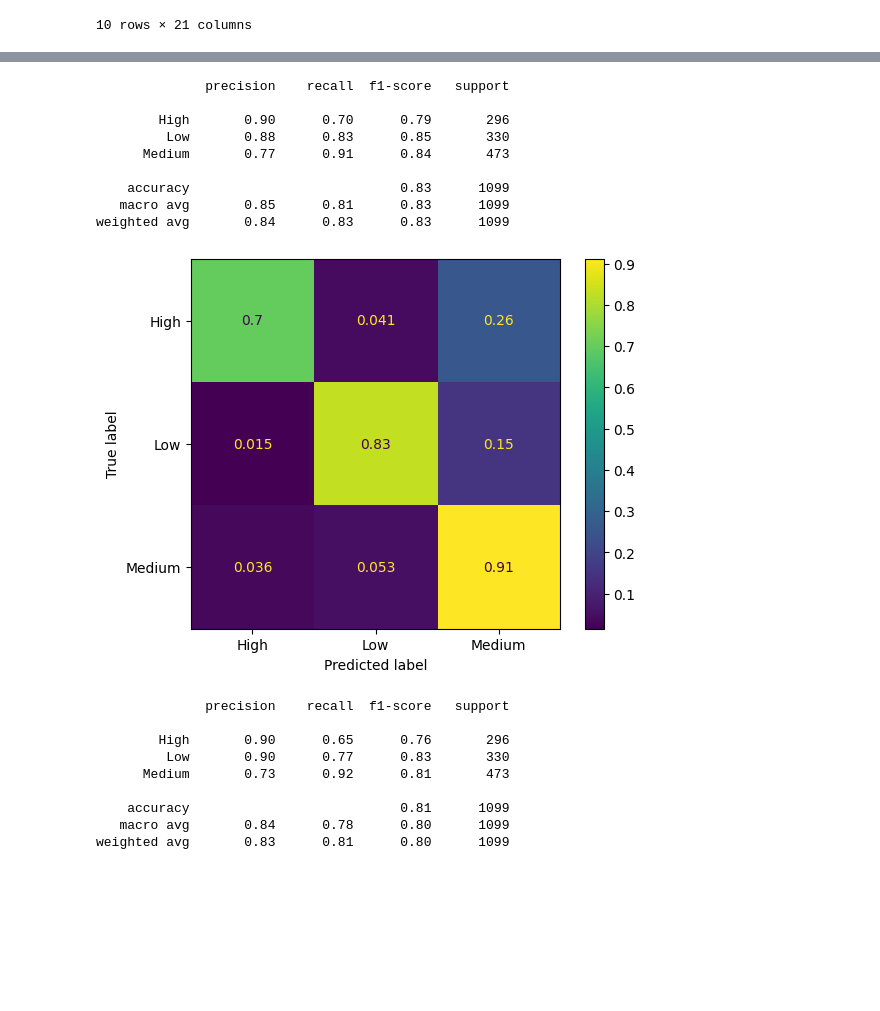
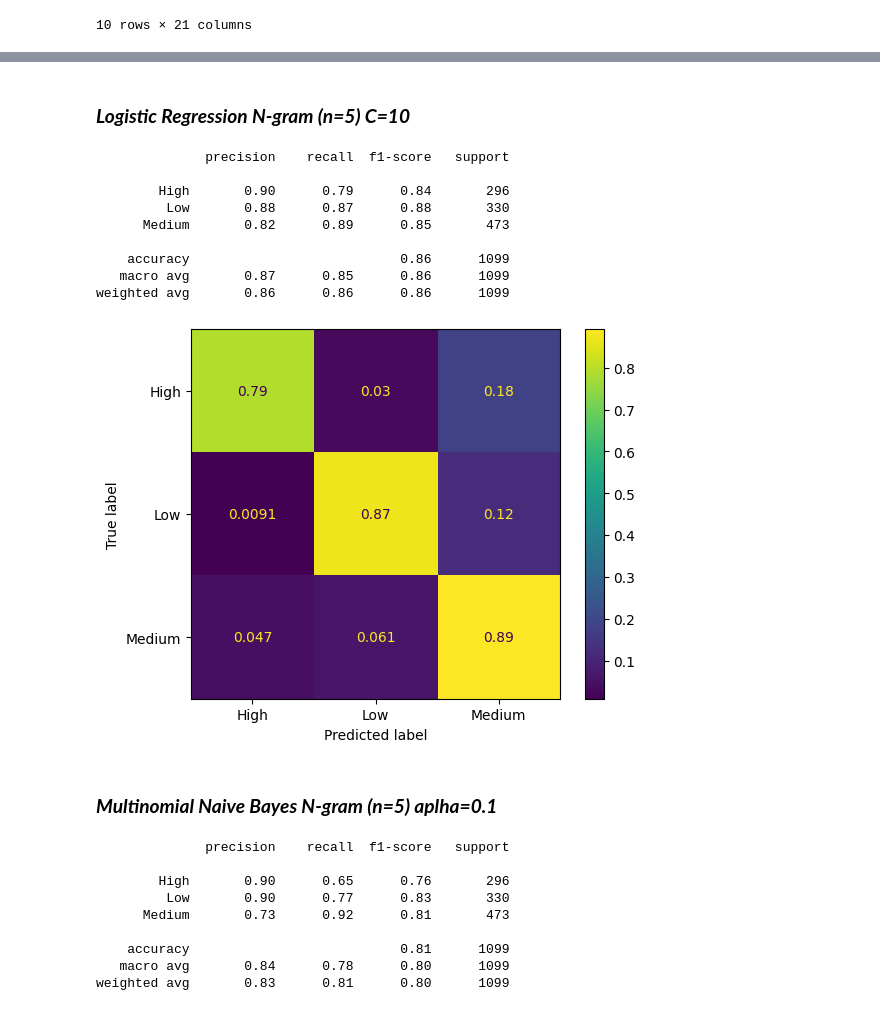
Before and after one commit to shanushka/salary-pred, a Jupyter notebook: LR__Naive_Bayes.ipynb, the cells around one changed output, grey strips where cells are left out. Saved outputs shown, nothing was run; the diff lists cells and outputs as text; code cells hidden in the pictures; blank space fills up the shorter version.

Commit message:
Naive Bayes and logistic  regression.

```diff
--- a/CheckIn_NB.ipynb
+++ b/LR__Naive_Bayes.ipynb
@@ -139,0 +144,11 @@ from sklearn.metrics import classification_report
+# %%
+
+lr = LogisticRegression(penalty="l2",multi_class = "multinomial",solver = "saga", C=1, max_iter=5000)
+lr.fit(train_X_tfidf,y_train)
+lr_pred = lr.predict(test_X_tfidf)
+print(classification_report(y_test, lr_pred))
+lr_cm = confusion_matrix(y_test, lr_pred, normalize="true")
+
+disp = ConfusionMatrixDisplay(confusion_matrix=lr_cm, display_labels=lr.classes_)
+disp.plot()
+plt.show()
@@ -140,25 +166,28 @@ from sklearn.metrics import classification_report
+# %% [markdown]
+### ***Logistic Regression N-gram (n=5) C=10***
 # %%
-lr = LogisticRegression(penalty="l2",multi_class = "multinomial",solver = "saga", C=1, max_iter=5000)
+lr = LogisticRegression(penalty="l2",multi_class = "multinomial",solver = "saga", C=10, max_iter=5000)
 lr.fit(train_X_tfidf,y_train)
 lr_pred = lr.predict(test_X_tfidf)
 print(classification_report(y_test, lr_pred))
 lr_cm = confusion_matrix(y_test, lr_pred, normalize="true")
-# sns.heatmap(lr_cm, annot=True)
 
 disp = ConfusionMatrixDisplay(confusion_matrix=lr_cm, display_labels=lr.classes_)
 disp.plot()
 plt.show()
 # %% [output]
               precision    recall  f1-score   support
 
-        High       0.90      0.70      0.79       296
-         Low       0.88      0.83      0.85       330
-      Medium       0.77      0.91      0.84       473
+        High       0.90      0.79      0.84       296
+         Low       0.88      0.87      0.88       330
+      Medium       0.82      0.89      0.85       473
 
-    accuracy                           0.83      1099
-   macro avg       0.85      0.81      0.83      1099
-weighted avg       0.84      0.83      0.83      1099
+    accuracy                           0.86      1099
+   macro avg       0.87      0.85      0.86      1099
+weighted avg       0.86      0.86      0.86      1099
-[figure, old version]
+[figure, new version]
+# %% [markdown]
+### ***Multinomial Naive Bayes N-gram (n=5) aplha=0.1***
 # %%
 from sklearn.naive_bayes import MultinomialNB
 from sklearn.pipeline import Pipeline
```
Also changed, not shown: parts of 12 cells of this notebook, 4 other files.
